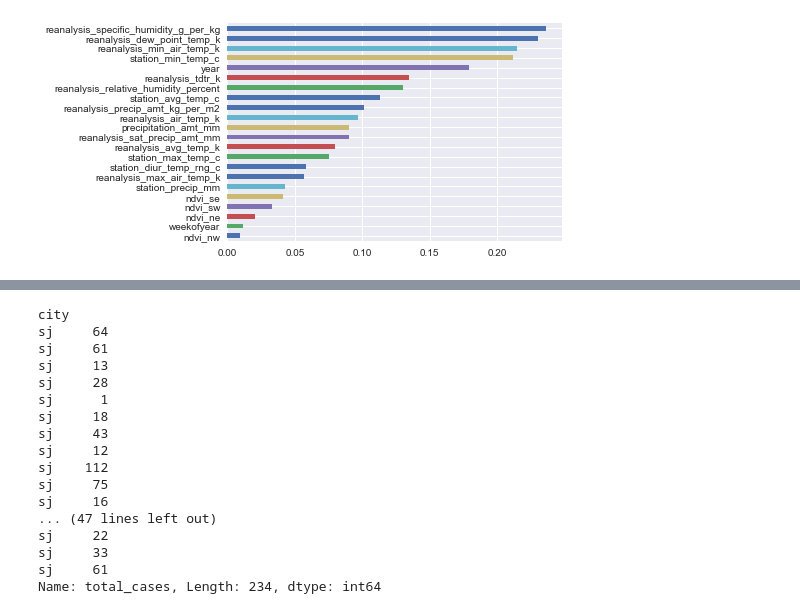
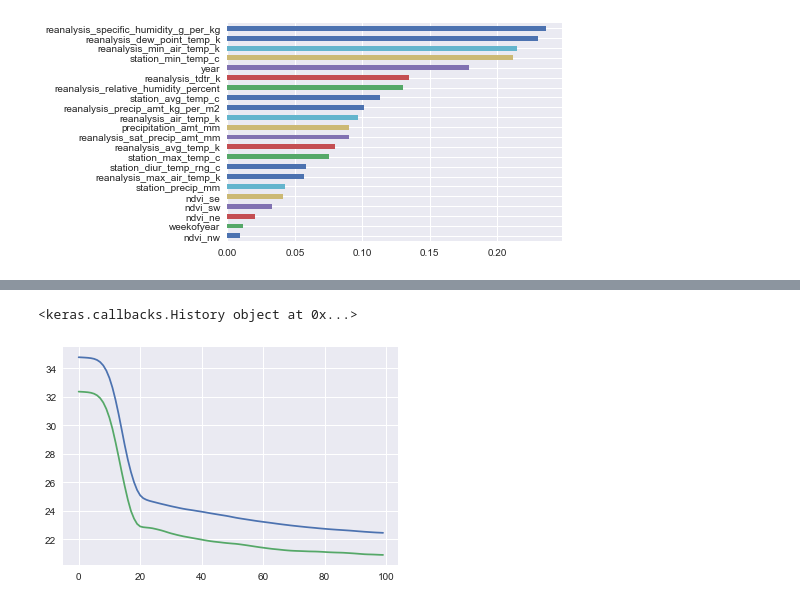
Before and after one commit to Graflinger/DengAI, a Jupyter notebook: DengAI.ipynb, the cells around one changed output, grey strips where cells are left out. Drawn from its saved outputs; the diff is of its cells as text; code cells hidden in the pictures.

```diff
--- a/DengAI.ipynb
+++ b/DengAI.ipynb
@@ -281,11 +298,3 @@ def preprocess_and_prepare_data(data_path, labels_path):
 
 
     return sj, iq
-# %%
-sj_train, iq_train = preprocess_and_prepare_data('dengue_features_train.csv',
-                                    labels_path="dengue_labels_train.csv")
-
-
-X = sj_train.drop(columns=["total_cases"])
-y = sj_train["total_cases"]
-X_train_iq, X_test_iq, y_train_iq, y_test_iq = train_test_split(X, y, random_state = 5)
@@ -529,20 +573,0 @@ array([[36.269012],
-# %%
-y_test_iq
-# %% [output]
-city
-sj     64
-sj     61
-sj     13
-sj     28
-sj      1
-sj     18
-sj     43
-sj     12
-sj    112
-sj     75
-sj     16
-... (47 lines left out)
-sj     22
-sj     33
-sj     61
-Name: total_cases, Length: 234, dtype: int64
@@ -548,0 +576,5 @@ Name: total_cases, Length: 234, dtype: int64
+# %%
+pred_model_1_sj =  predict_total_cases_model(X_train_sj, y_train_sj, X_test_sj, y_test_sj, 1)
+# %% [output]
+<keras.callbacks.History object at 0x...>
+[figure, added]
```
Also changed, not shown: parts of 27 cells of this notebook.
